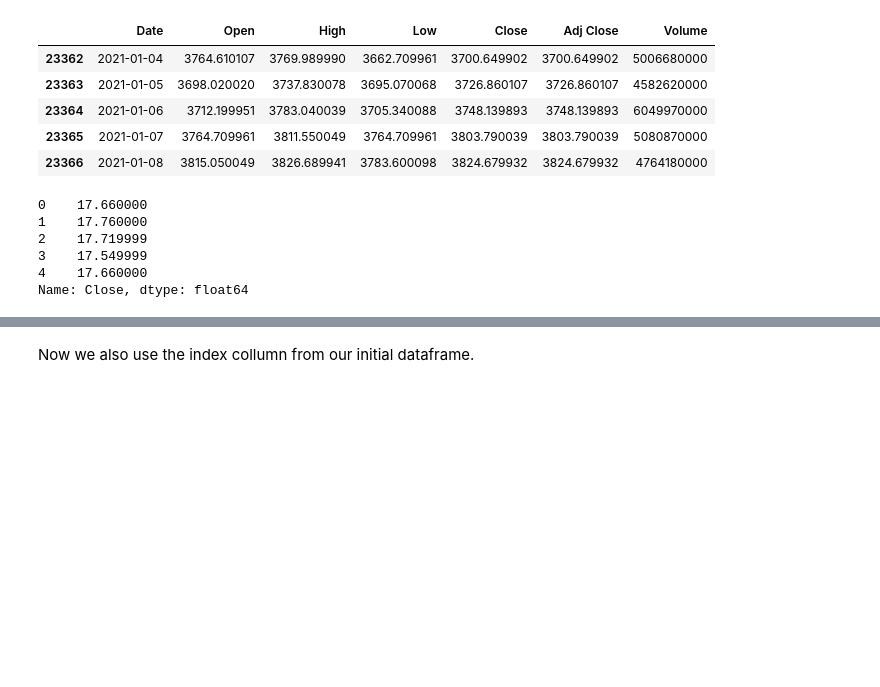
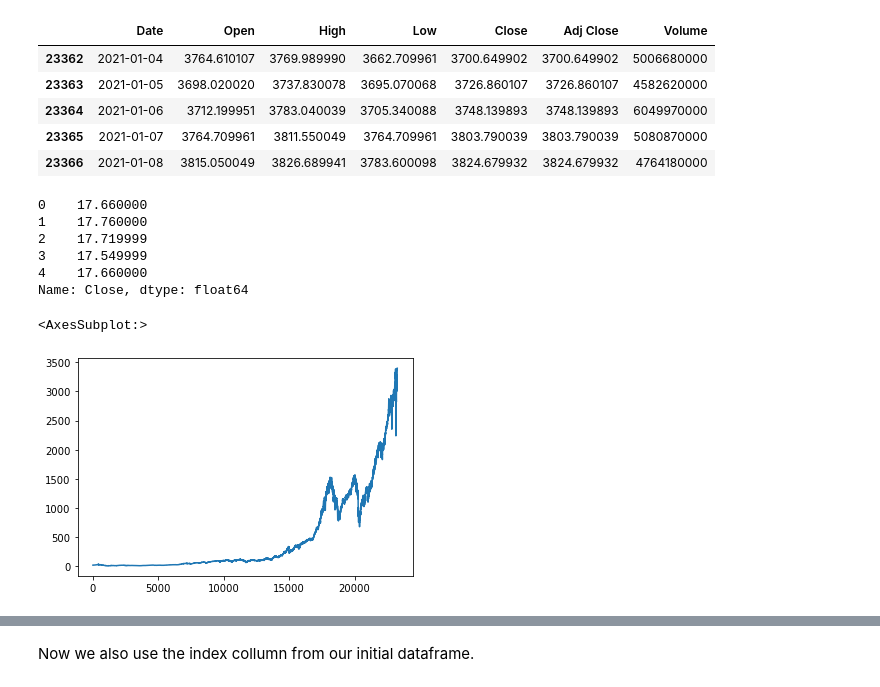
Before and after one commit to sonofhypnos/blog, a Jupyter notebook: _notebooks/2020-01-10.ipynb, the cells around one changed output, grey strips where cells are left out. Saved outputs shown, nothing was run; the diff lists cells and outputs as text; code cells hidden in the pictures; blank space fills up the shorter version.

```diff
--- a/_notebooks/2020-01-10.ipynb
+++ b/_notebooks/2020-01-10.ipynb
@@ -59,3 +83,8 @@ sp.head()
 3    17.549999
 4    17.660000
 Name: Close, dtype: float64
+# %%
+sns.lineplot(x=sp.index, y=sp.values)
+# %% [output]
+<AxesSubplot:>
+[figure, added]
```
Also changed, not shown: parts of 6 cells of this notebook.
